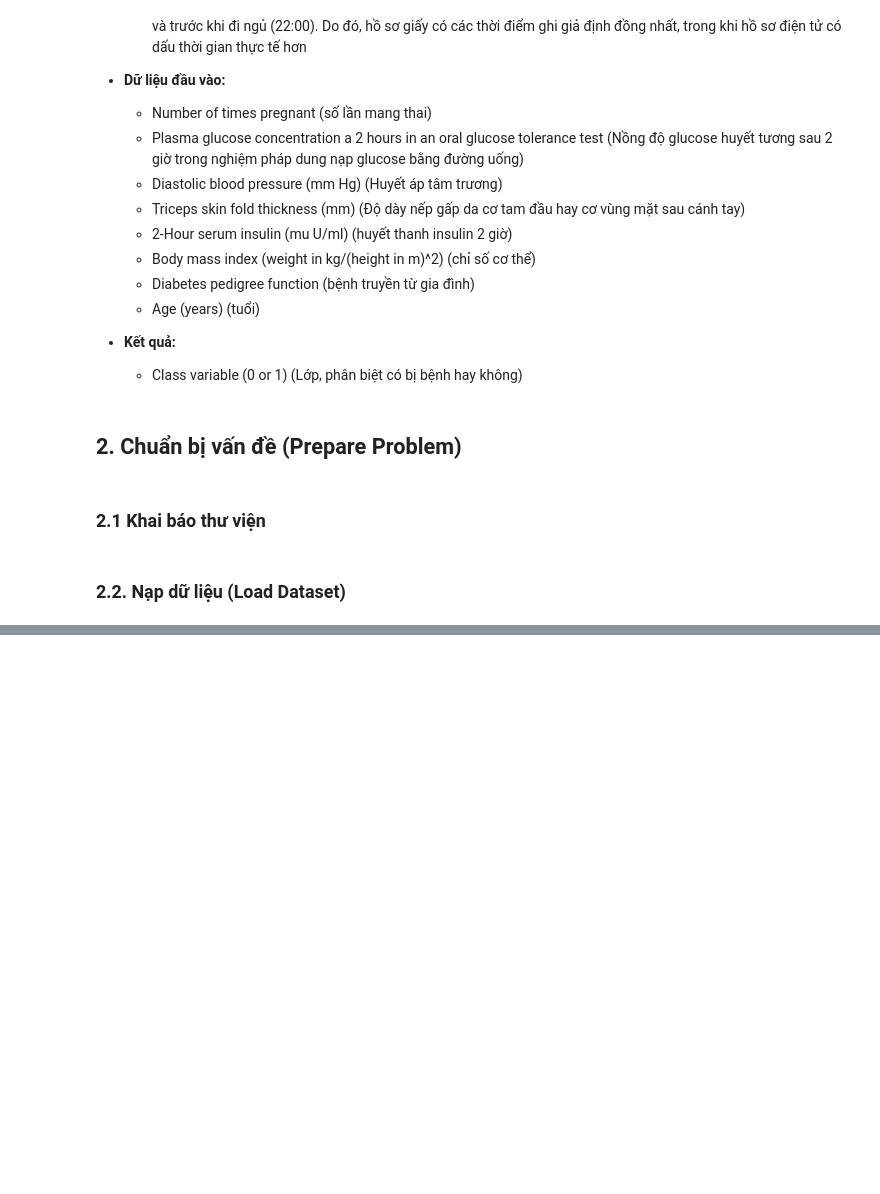
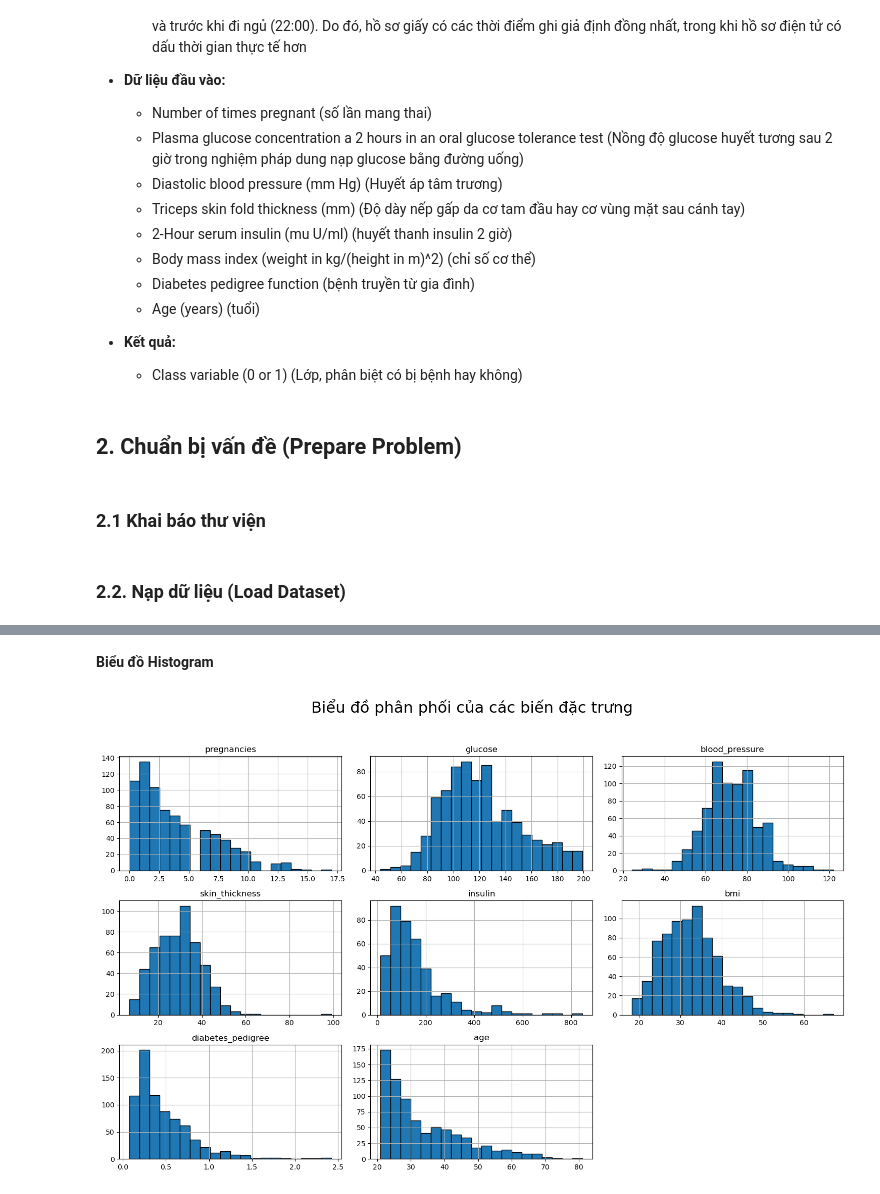
Before and after one commit to TonOfWeight072501/sgu25_data_mining, a Jupyter notebook: demo/lab02/pima.ipynb, the cells around one changed output, grey strips where cells are left out. Drawn from its saved outputs; the diff is of its cells as text; code cells hidden in the pictures; blank space fills up the shorter version.

```diff
--- a/demo/lab02/pima.ipynb
+++ b/demo/lab02/pima.ipynb
@@ -61,0 +311,10 @@ df_dataset = pd.read_csv(r"demo/lab02/pima-indians-diabetes.csv", names = data_n
+# %% [markdown]
+**Biểu đồ Histogram**
+# %%
+
+df_dataset.drop('Class', axis=1).hist(figsize=(15, 10), bins=20, sharex=False,  sharey=False, edgecolor='black')
+plt.suptitle("Biểu đồ phân phối của các biến đặc trưng", size=22)
+plt.tight_layout(rect=[0, 0.03, 1, 0.95])
+plt.show()
+# %% [output]
+[figure, added]
```
Also changed, not shown: parts of 50 cells of this notebook, 2 other files.
